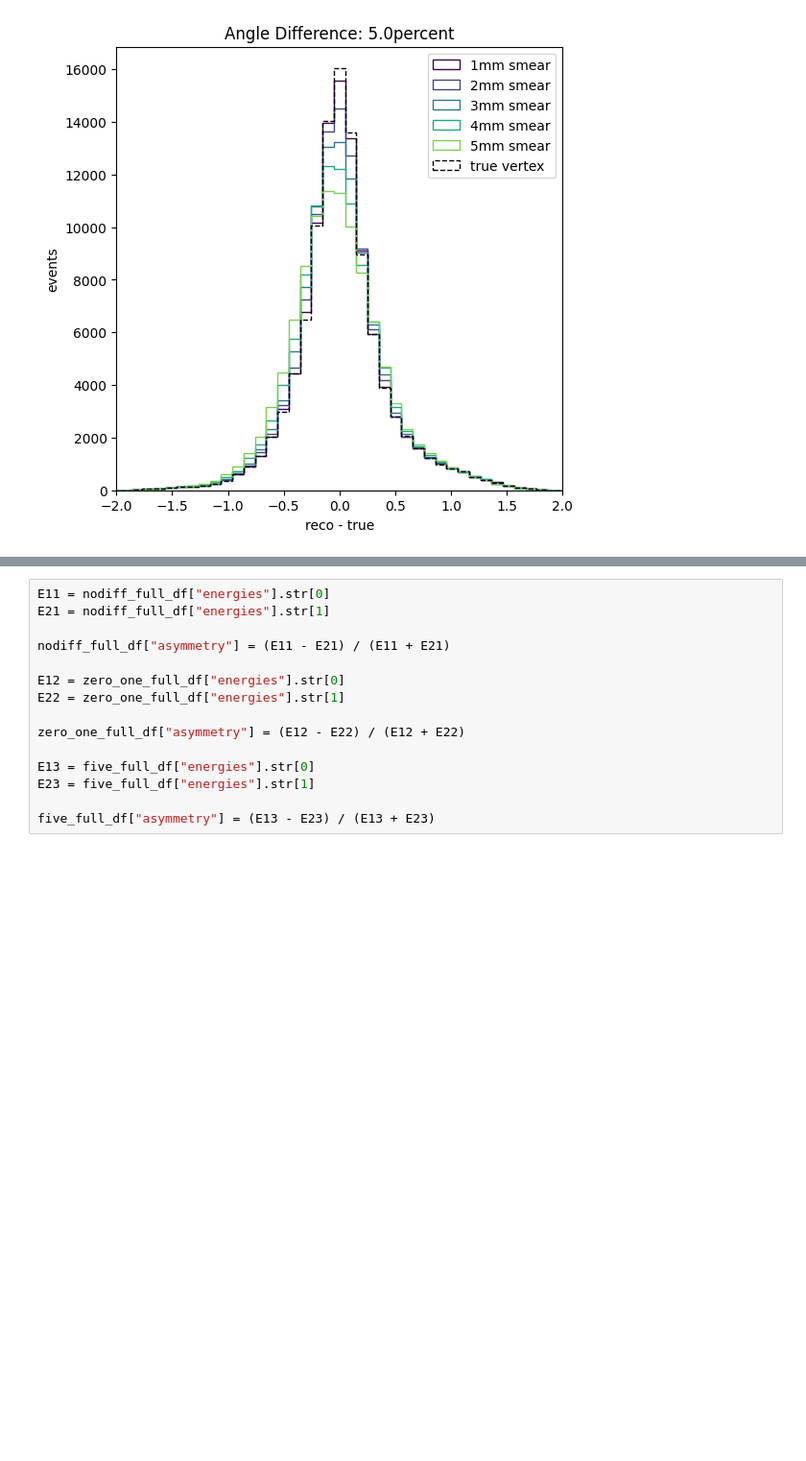
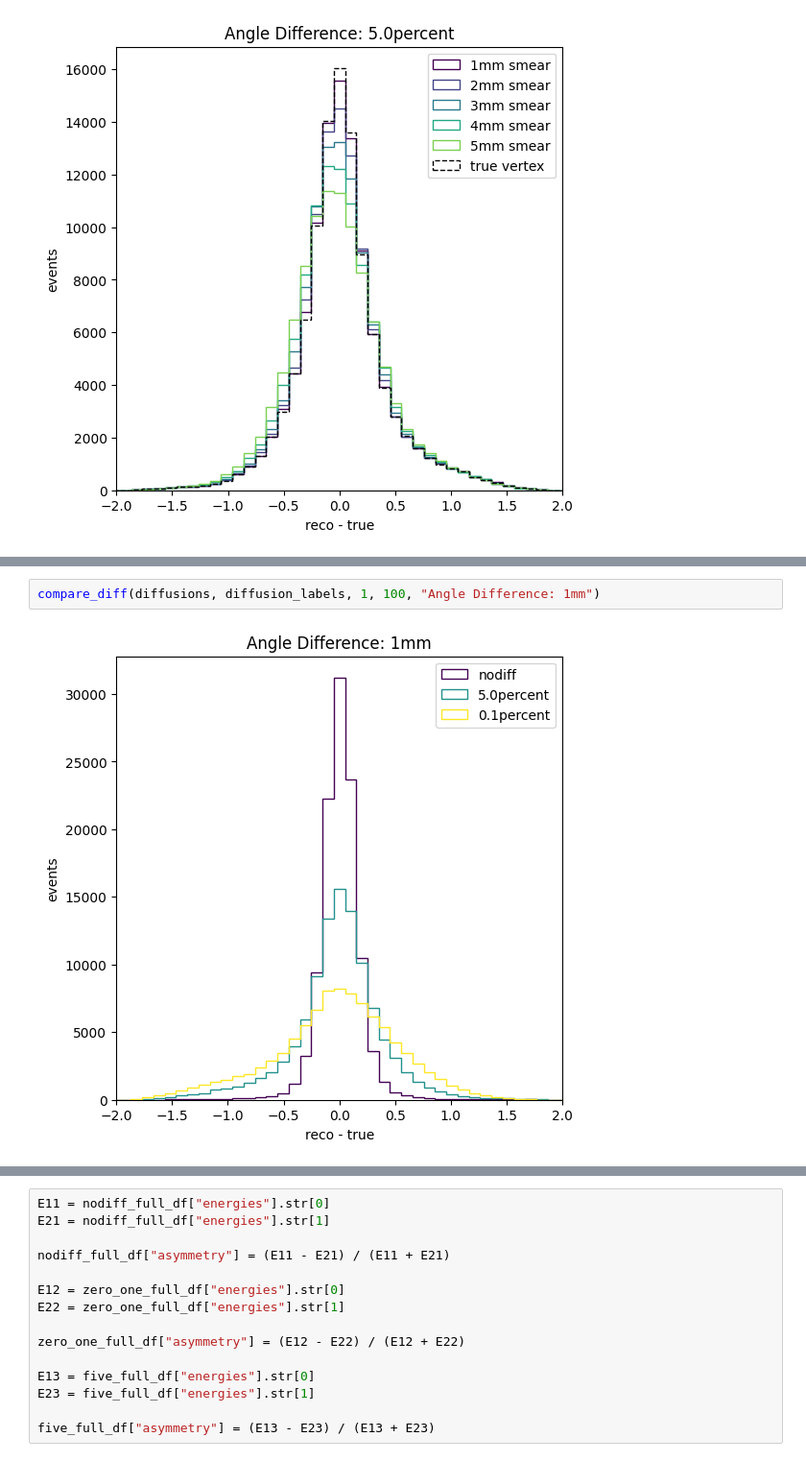
Before and after one commit to Rei-Jones/next-machine-learning, a Jupyter notebook: NEXT_nudobe/analysis/get_angle_data.ipynb, the cells around one changed output, grey strips where cells are left out. Shown at 96% size. Saved outputs shown, nothing was run; the diff lists cells and outputs as text; blank space fills up the shorter version.

```diff
--- a/NEXT_nudobe/analysis/get_angle_data.ipynb
+++ b/NEXT_nudobe/analysis/get_angle_data.ipynb
@@ -523,0 +560,4 @@ plot_diff_smear(five_full_df, [1,2,3,4,5], 100, "Angle Difference: 5.0percent")
+# %%
+compare_diff(diffusions, diffusion_labels, 1, 100, "Angle Difference: 1mm")
+# %% [output]
+[figure, added]
```
Also changed, not shown: parts of 13 cells of this notebook.
